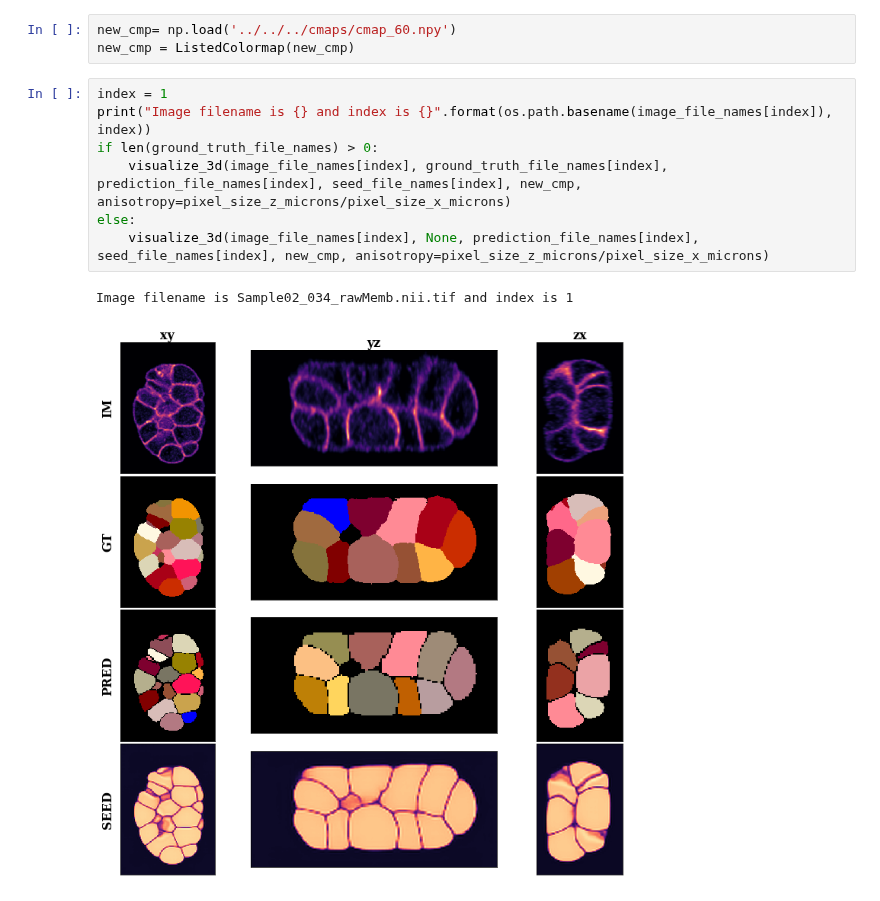
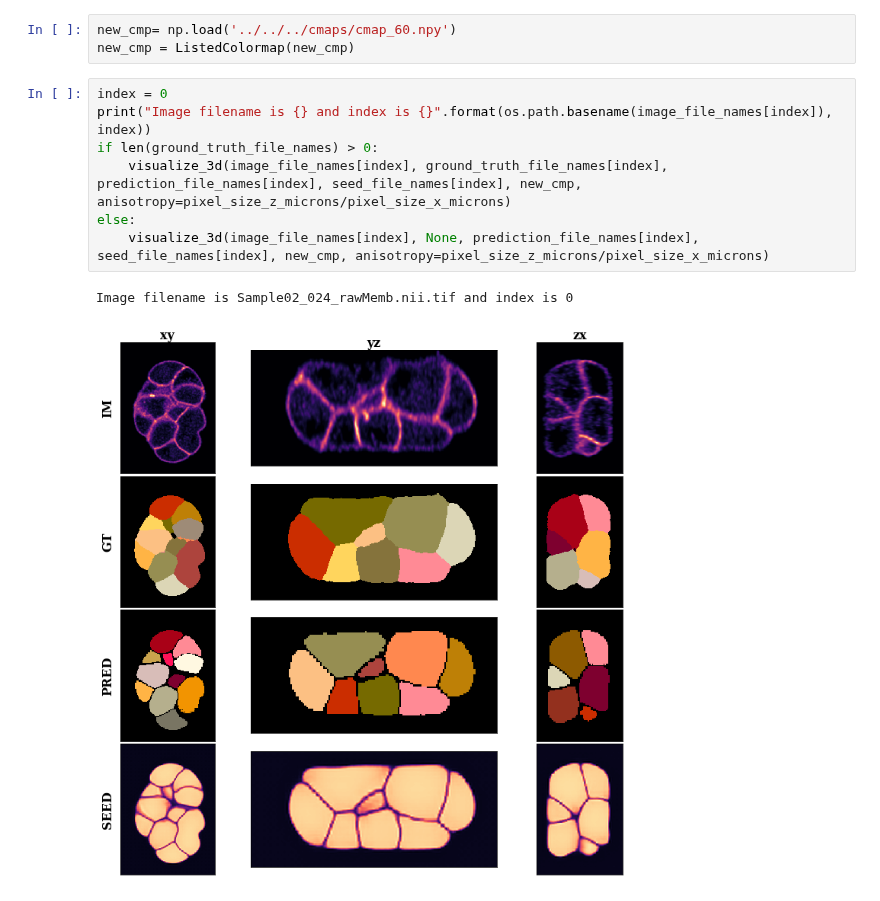
Before and after one commit to juglab/EmbedSeg, a Jupyter notebook: examples/3d/C.elegans-Cells-HK/03-predict.ipynb, the cells around one changed output. Cells and saved outputs as stored; diff of their text form.

```diff
--- a/examples/3d/C.elegans-Cells-HK/03-predict.ipynb
+++ b/examples/3d/C.elegans-Cells-HK/03-predict.ipynb
@@ -157,15 +157,15 @@ seed_file_names = sorted(glob(os.path.join(save_dir, 'seeds','*.tif')))
 new_cmp= np.load('../../../cmaps/cmap_60.npy')
 new_cmp = ListedColormap(new_cmp)
 # %%
-index = 1
+index = 0
 print("Image filename is {} and index is {}".format(os.path.basename(image_file_names[index]), index))
 if len(ground_truth_file_names) > 0:
     visualize_3d(image_file_names[index], ground_truth_file_names[index], prediction_file_names[index], seed_file_names[index], new_cmp, anisotropy=pixel_size_z_microns/pixel_size_x_microns)
 else:
     visualize_3d(image_file_names[index], None, prediction_file_names[index], seed_file_names[index], new_cmp, anisotropy=pixel_size_z_microns/pixel_size_x_microns)
 # %% [output]
-Image filename is Sample02_034_rawMemb.nii.tif and index is 1
+Image filename is Sample02_024_rawMemb.nii.tif and index is 0
-[figure, old version]
+[figure, new version]
 # %%
 index = 4
 print("Image filename is {} and index is {}".format(os.path.basename(image_file_names[index]), index))
```
Also changed, not shown: parts of 6 cells of this notebook, 1 other file.
